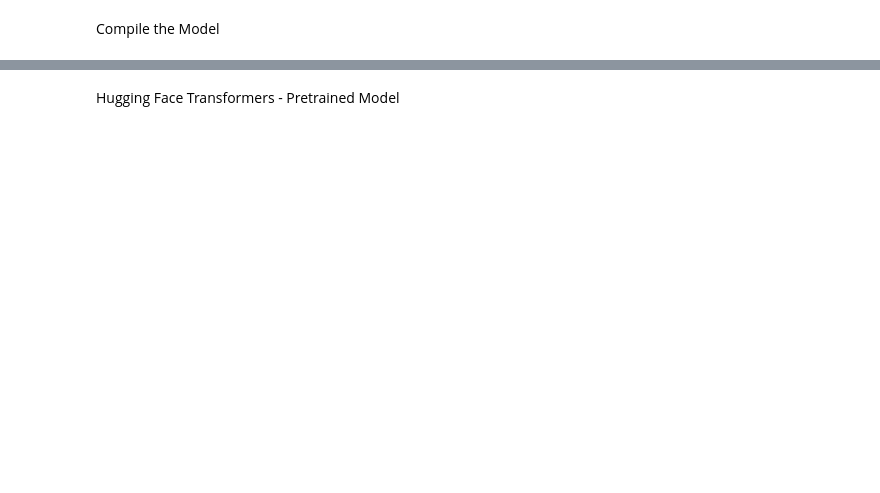
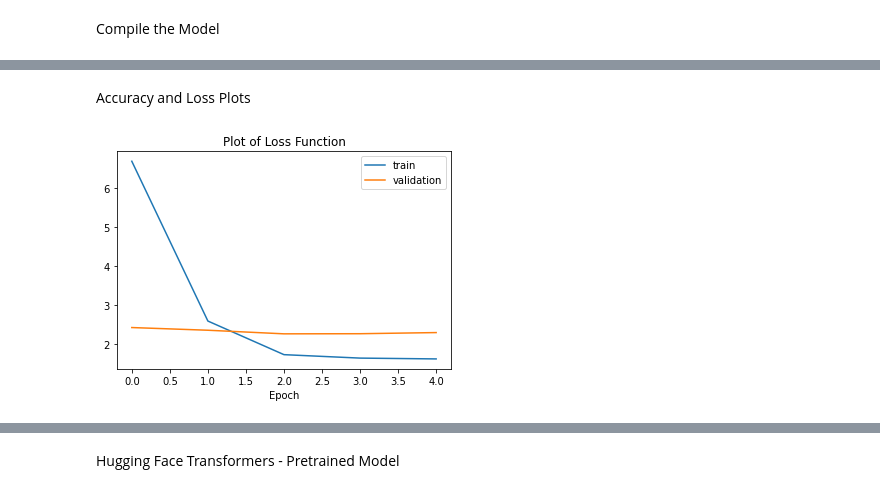
Before and after one commit to alickd/SEP740_DLProject, a Jupyter notebook: Text_Summarization_Deep_Learning_Project.ipynb, the cells around one changed output, grey strips where cells are left out. Saved outputs shown, nothing was run; the diff lists cells and outputs as text; code cells hidden in the pictures; blank space fills up the shorter version.

```diff
--- a/Text_Summarization_Deep_Learning_Project.ipynb
+++ b/Text_Summarization_Deep_Learning_Project.ipynb
@@ -323,6 +366,13 @@ Epoch 1/5
+# %% [markdown]
+Accuracy and Loss Plots
 # %%
+#Plotting the loss function
 plt.plot(history.history['loss'], label='train')
 plt.plot(history.history['val_loss'], label='validation')
 plt.legend()
+plt.title('Plot of Loss Function')
+plt.xlabel('Epoch')
 plt.show()
+# %% [output]
+[figure, added]
 # %%
```
Also changed, not shown: parts of 27 cells of this notebook.
